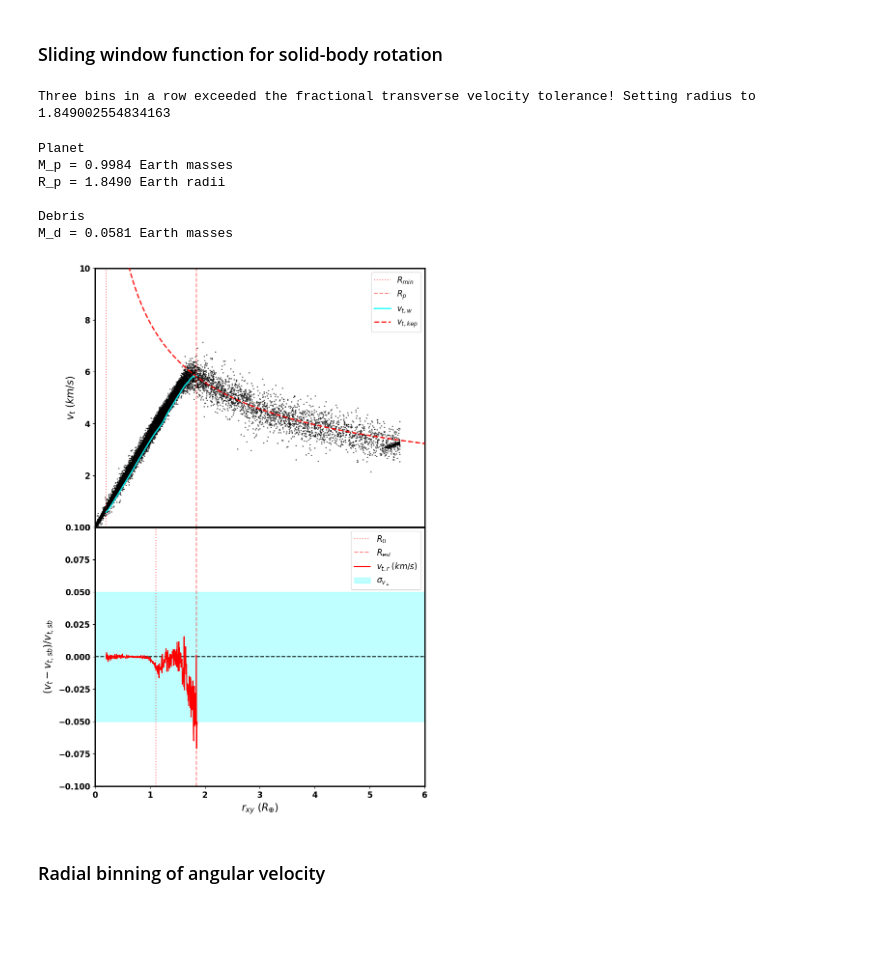
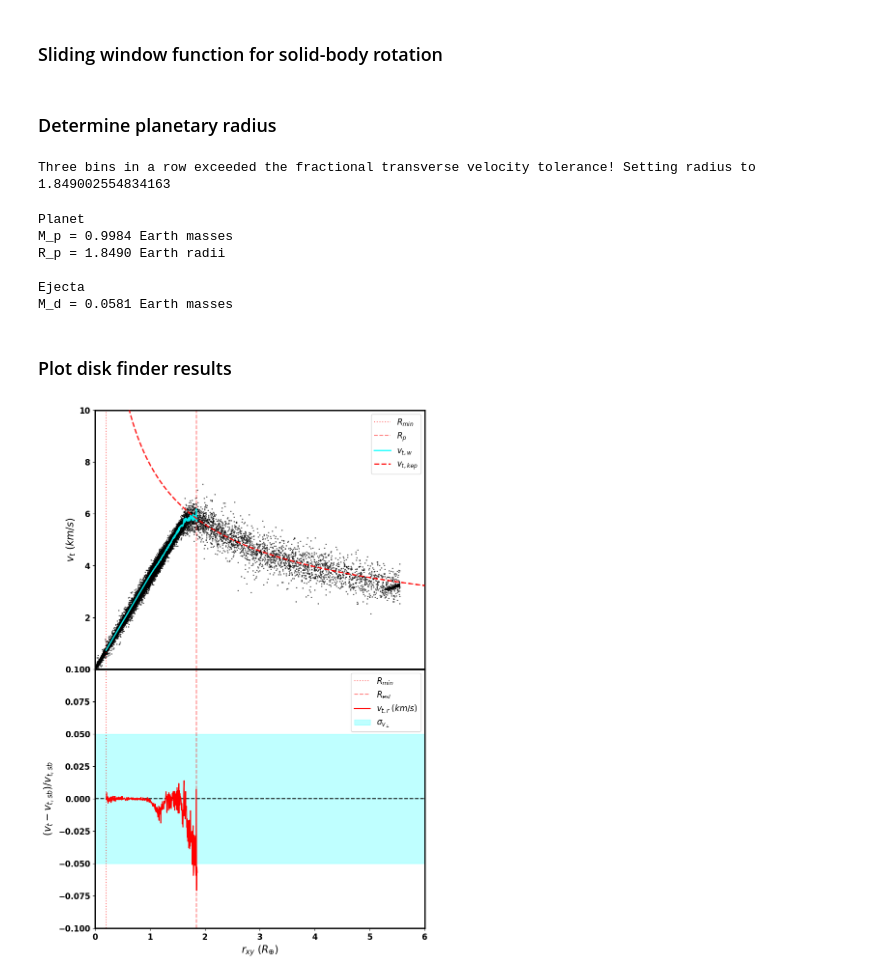
Before and after one commit to Halbarath/disk_finder_timpe2023, a Jupyter notebook: disk_finder_tutorial.ipynb, the cells around one changed output. Drawn from its saved outputs; the diff is of its cells as text; code cells hidden in the pictures; blank space fills up the shorter version.

```diff
--- a/disk_finder_tutorial.ipynb
+++ b/disk_finder_tutorial.ipynb
@@ -122,6 +113,7 @@ def determine_radius(x, y, sigmav, nbins=250, xmin=0, xmax=10, rmin=0.1):
 # %% [markdown]
 ### Metaparameters
 # %%
+# Simulation on which to run disk finder
 example = 'NN_J3000_G0900_V04000_B08871_OMEGA0000'
 
 stdfile = f"examples/{example}/outcome.std"
@@ -133,5 +125,4 @@ fontsize = 12
 
 # Density cutoff percentile
 rho_perc = 25
-dev_perc = 80
 # %% [markdown]
@@ -362,6 +355,8 @@ def sliding_window(stdfile, dev_perc, R_est_init, wsize=0.15, rmin=0.2):
     print("\t[ERROR] Disk finder was unable to estimate the planet's radius!")
 
     return rvals, vvals, dvals, np.nan
+# %% [markdown]
+### Determine planetary radius
 # %%
 dev_perc = 0.05
 r_min = 0.2   # R_Earth
@@ -371,34 +366,40 @@ bins, vels, means, R_est = sliding_window(stdfile, dev_perc, R_est_init,
                                           wsize=w_size, rmin=r_min)
 # %% [output]
 Three bins in a row exceeded the fractional transverse velocity tolerance! Setting radius to 1.849002554834163
+# %%
+# Load snapshot and restrict to area around central planet
+s = pynbody.load(stdfile)
+
+s = center_on_largest_remnant(s)
+
+planet = s[s['r'].in_units('6.3710084e3 km') <= R_est]
+
+debris = s[s['r'].in_units('6.3710084e3 km') > R_est]
+
+M_p = float(np.sum(planet['mass'].in_units('5.9722e24 kg')))
+M_ej = float(np.sum(debris['mass'].in_units('5.9722e24 kg')))
+
+del s, planet, debris
+
+print(f"\nPlanet\nM_p = {M_p:.4f} Earth masses")
+print(f"R_p = {R_est:.4f} Earth radii")
+print(f"\nEjecta\nM_d = {M_ej:.4f} Earth masses")
+# %% [output]
+Planet
+M_p = 0.9984 Earth masses
+R_p = 1.8490 Earth radii
+
+Ejecta
+M_d = 0.0581 Earth masses
+# %% [markdown]
+### Plot disk finder results
 # %%
 # Load snapshot and restrict to area around central planet
 s = pynbody.load(stdfile)
 
-s = center_snapshot(s, s)
-
-# Keplerian velocity
-s1 = s.load_copy()
-
-s1 = center_snapshot(s1, s)
-
-planet = s1[s1['r'].in_units('6.3710084e3 km') <= R_est]
-
-debris = s1[s1['r'].in_units('6.3710084e3 km') > R_est]
-
-del s1
-
+s = center_on_largest_remnant(s)
 
 s = s[s['rxy'] < 5 * R_est_init]
-
-
-M_p = float(np.sum(planet['mass'].in_units('5.9722e24 kg')))
-M_ej = float(np.sum(debris['mass'].in_units('5.9722e24 kg')))
-
-
-print(f"\nPlanet\nM_p = {M_p:.4f} Earth masses")
-print(f"R_p = {R_est:.4f} Earth radii")
-print(f"\nDebris\nM_d = {M_ej:.4f} Earth masses")
 
 
 # Figure parameters
@@ -459,42 +460,34 @@ ax.set_ylim(-0.1, 0.1)
 ax.set_xlabel(r'$r_{xy}$ $(R_{\oplus})$', fontsize=fs_axlab)
 ax.set_ylabel(r'$(v_{t} - v_{t,sb}) / v_{t,sb}$', fontsize=fs_axlab)
 
-ax.axvline(x=R_est_init, linestyle=':', color='red', alpha=0.5, label=r'$R_{0}$')
+ax.axvline(x=r_min, linestyle=':', color='red', alpha=0.5, label='$R_{min}$')
 ax.axvline(x=R_est, linestyle='--', color='red', alpha=0.5, label=r'$R_{est}$')
 
 ax.fill_between(np.linspace(0, xlim, num=10), -dev_perc, dev_perc,
                 color='cyan', alpha=0.25, label='$\sigma_{v_{\perp}}$')
 
 ax.axhline(y=0, linestyle='--', color='black', alpha=0.9)
 
 
 ax.plot(bins, means, color='red', label=r"$v_{t,r}$ $(km/s)$")
 
 
 ax.legend(prop={'size': fontsize})
 
 
 for ax in axes:
     for tick in ax.xaxis.get_major_ticks():
         tick.label1.set_fontsize(fontsize)
         tick.label1.set_fontweight('bold')
     for tick in ax.yaxis.get_major_ticks():
         tick.label1.set_fontsize(fontsize)
         tick.label1.set_fontweight('bold')
 
 
 plt.tight_layout()
 
 plt.subplots_adjust(wspace=0, hspace=0)
 
 plt.show()
 # %% [output]
-Planet
-M_p = 0.9984 Earth masses
-R_p = 1.8490 Earth radii
-
-Debris
-M_d = 0.0581 Earth masses
-[figure, old version]
+[figure, new version]
-# %% [markdown]
-### Radial binning of angular velocity
```
Also changed, not shown: parts of 14 cells of this notebook, 2 other files.
